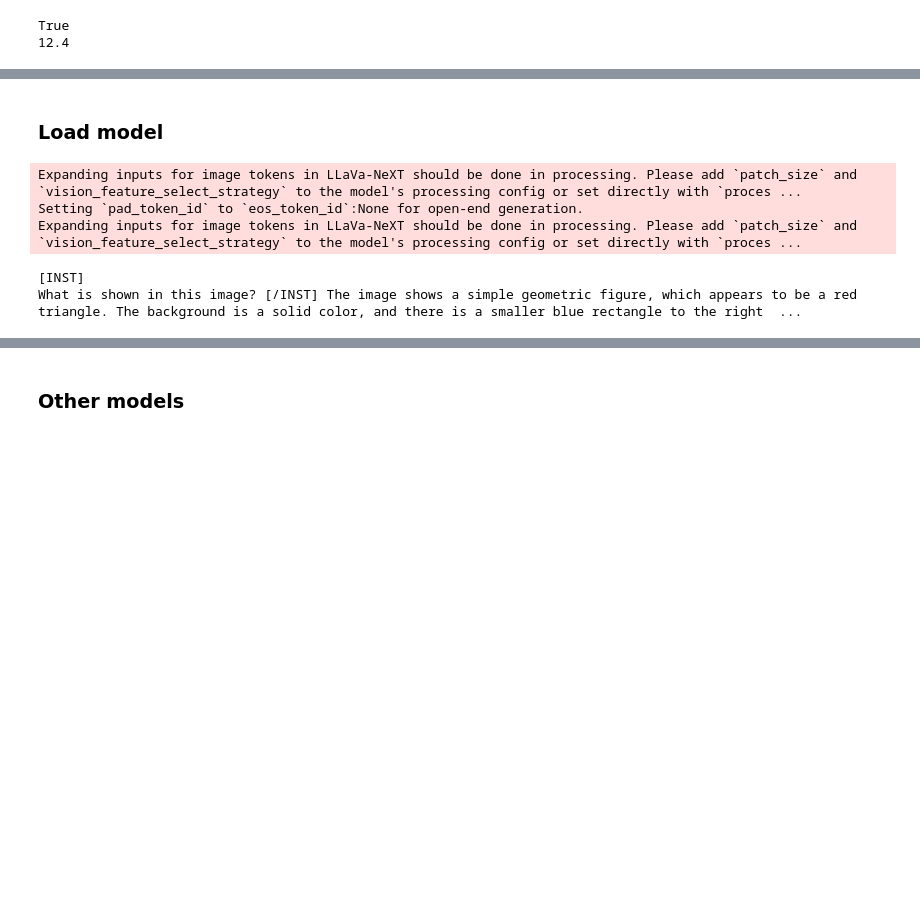
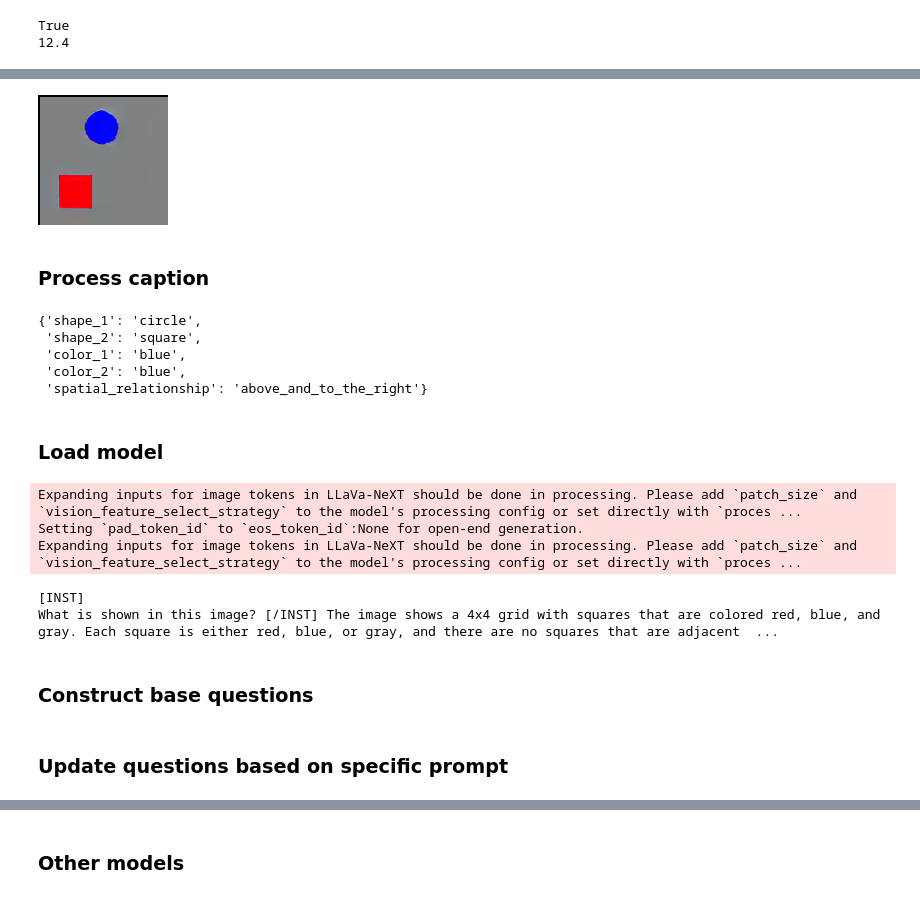
Before and after one commit to Animadversio/DiffusionObjectRelation, a Jupyter notebook: notebooks/LLAVA_VQA.ipynb, the cells around one changed output, grey strips where cells are left out. Drawn from its saved outputs; the diff is of its cells as text; code cells hidden in the pictures; blank space fills up the shorter version.

```diff
--- a/notebooks/LLAVA_VQA.ipynb
+++ b/notebooks/LLAVA_VQA.ipynb
@@ -13,3 +33,72 @@ True
+# %%
+# spliting into individual grid
+# Define grid size (assuming 5x5 grid here)
+grid_size = 5
+width, height = image.size
+cell_width = width // grid_size
+cell_height = height // grid_size
+
+# Split into subimages
+subimages = []
+for row in range(grid_size):
+    for col in range(grid_size):
+        left = col * cell_width
+        upper = row * cell_height
+        right = left + cell_width
+        lower = upper + cell_height
+        subimages.append(image.crop((left, upper, right, lower)))
+# %%
+subimages[0]
+# %% [output]
+[figure, added]
+# %% [markdown]
+### Process caption
+# %%
+filename = "step_100000_sample_blue_circle_is_above_and_to_the_right_of_blue_square.png"
+
+def extract_object_info(filename):
+    """
+    Extracts object information from a filename and returns it as a dictionary.
+
+    Args:
+    - filename (str): The filename containing object and relationship information.
+
+    Returns:
+    - dict: A dictionary with extracted object information.
+    """
+    # Regular expression to match the pattern in the filename
+    pattern = r"sample_(\w+)_([\w_]+)_is_(\w+)_and_(\w+)_of_(\w+)_(\w+).png"
+    match = re.search(pattern, filename)
+
+    if match:
+        # Extract values based on regex groups
+        color_1 = match.group(1)
+        shape_1 = match.group(2)
+        spatial_relationship = f"{match.group(3)}_and_{match.group(4)}"
+        color_2 = match.group(5)
+        shape_2 = match.group(6)
+
+        # Return as dictionary
+        return {
+            "shape_1": shape_1,
+            "shape_2": shape_2,
+            "color_1": color_1,
+            "color_2": color_2,
+            "spatial_relationship": spatial_relationship
+        }
+    else:
+        raise ValueError("Filename does not match the expected pattern.")
+
+# Example usage
+filename = "step_100000_sample_blue_circle_is_above_and_to_the_right_of_blue_square.png"
+object_info = extract_object_info(filename)
+object_info
+# %% [output]
+{'shape_1': 'circle',
+ 'shape_2': 'square',
+ 'color_1': 'blue',
+ 'color_2': 'blue',
+ 'spatial_relationship': 'above_and_to_the_right'}
 # %% [markdown]
 ### Load model
 # %%
@@ -18,9 +107,6 @@ processor = LlavaNextProcessor.from_pretrained("llava-hf/llava-v1.6-mistral-7b-h
 model = LlavaNextForConditionalGeneration.from_pretrained("llava-hf/llava-v1.6-mistral-7b-hf", torch_dtype=torch.float16, low_cpu_mem_usage=True)
 model.to("cuda:0")
 
-# Load the local image
-image_path = "example_QA.jpg"
-image = Image.open(image_path)
 
 # Define a chat history and use `apply_chat_template` to get correctly formatted prompt
 # Each value in "content" has to be a list of dicts with types ("text", "image")
@@ -47,5 +133,7 @@ Expanding inputs for image tokens in LLaVa-NeXT should be done in processing. Pl
 Setting `pad_token_id` to `eos_token_id`:None for open-end generation.
 Expanding inputs for image tokens in LLaVa-NeXT should be done in processing. Please add `patch_size` and `vision_feature_select_strategy` to the model's processing config or set directly with `proces ...
 [INST]
-What is shown in this image? [/INST] The image shows a simple geometric figure, which appears to be a red triangle. The background is a solid color, and there is a smaller blue rectangle to the right  ...
+What is shown in this image? [/INST] The image shows a 4x4 grid with squares that are colored red, blue, and gray. Each square is either red, blue, or gray, and there are no squares that are adjacent  ...
+# %% [markdown]
+### Construct base questions
 # %%
@@ -155,3 +240,5 @@ questions_data = {
 # Save initial questions data to a JSON file
 with open("questions.json", "w") as f:
     json.dump(questions_data, f, indent=4)
+# %% [markdown]
+### Update questions based on specific prompt
```
Also changed, not shown: parts of 11 cells of this notebook, 4 other files.
